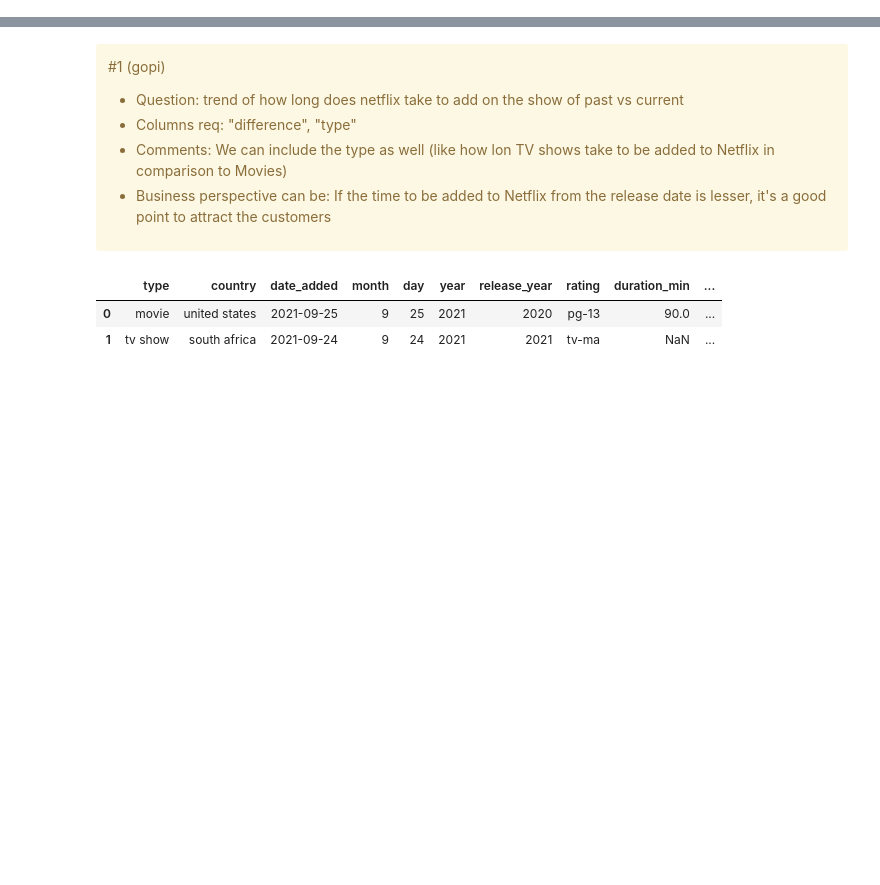
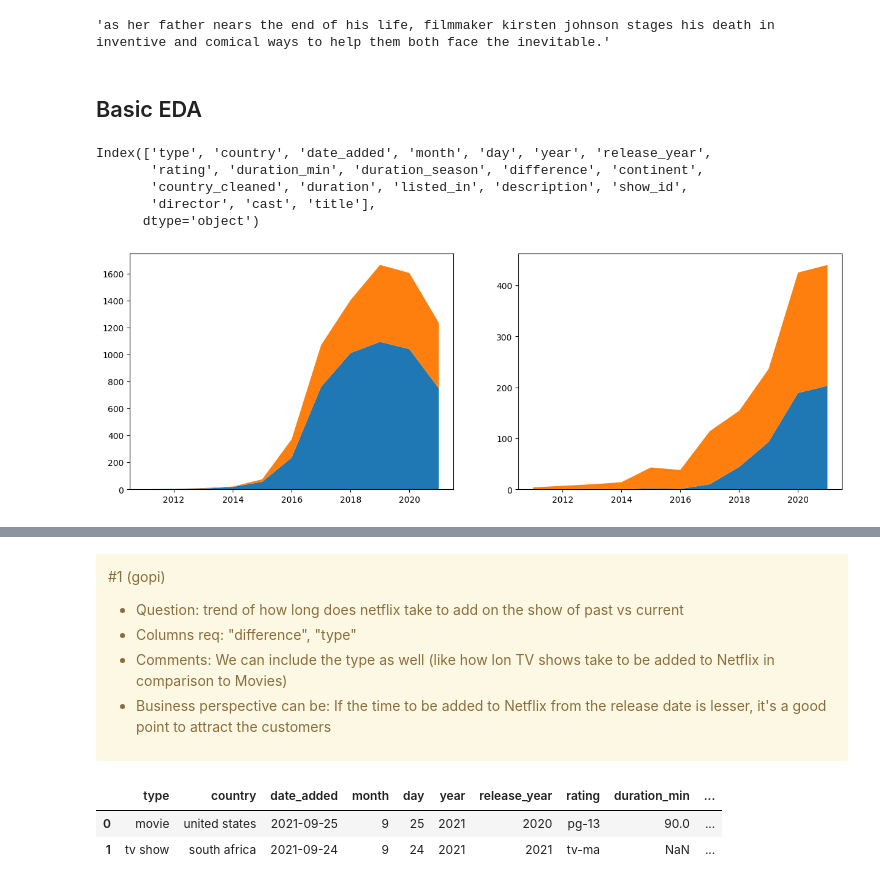
Before and after one commit to RickyMiura/Netflix-Hulu-EDA, a Jupyter notebook: plotting_gopi.ipynb, the cells around one changed output, grey strips where cells are left out. Drawn from its saved outputs; the diff is of its cells as text; code cells hidden in the pictures; blank space fills up the shorter version.

Commit message:
adding plots notebook

```diff
--- a/plotting_gopi.ipynb
+++ b/plotting_gopi.ipynb
@@ -5,4 +5,12 @@ import matplotlib.pyplot as plt
 import seaborn as sns
 # sns.set_theme()
 from datetime import datetime
-data = pd.read_csv("Netflix_cleaned_1.csv")
+from tqdm import tqdm
+import ast
+import geopandas
+import folium
+import branca
+
+netflix = pd.read_csv("Netflix_cleaned_1.csv")
+hulu = pd.read_csv("Hulu_cleaned_1.csv")
+hulu_f = pd.read_csv('Hulu_for_difference.csv')
@@ -8,0 +49,31 @@ data = pd.read_csv("Netflix_cleaned_1.csv")
+# %%
+netflix['description'][0]
+# %% [output]
+'as her father nears the end of his life, filmmaker kirsten johnson stages his death in inventive and comical ways to help them both face the inevitable.'
+# %% [markdown]
+## Basic EDA
+# %%
+netflix.columns
+# %% [output]
+Index(['type', 'country', 'date_added', 'month', 'day', 'year', 'release_year',
+       'rating', 'duration_min', 'duration_season', 'difference', 'continent',
+       'country_cleaned', 'duration', 'listed_in', 'description', 'show_id',
+       'director', 'cast', 'title'],
+      dtype='object')
+# %%
+netflix_type = netflix.groupby(['year','type']).size().unstack()
+hulu_type = hulu.groupby(['year','type']).size().unstack()
+# %%
+netflix_type.fillna(0, inplace=True)
+hulu_type.fillna(0, inplace=True)
+# %%
+fig, ax = plt.subplots(1,2,figsize=(15,5))
+
+ax[0].stackplot(netflix_type.index, netflix_type['movie'].values, netflix_type['tv show'].values)
+ax[1].stackplot(hulu_type.index, hulu_type['movie'].values, hulu_type['tv show'].values)
+
+plt.show()
+
+#make the y-axis same, add legend and beautify
+# %% [output]
+[figure, added]
```
Also changed, not shown: parts of 44 cells of this notebook, 9 other files.
